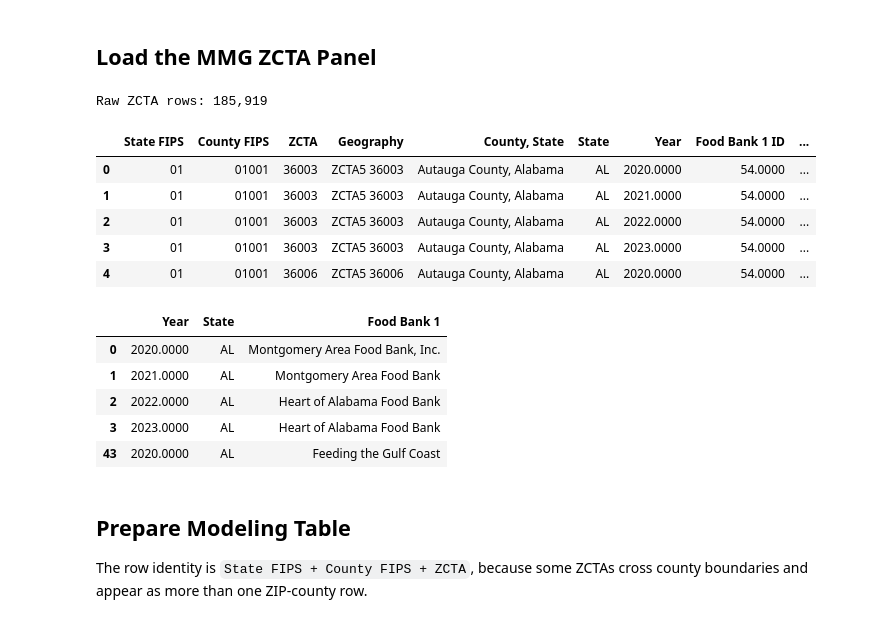
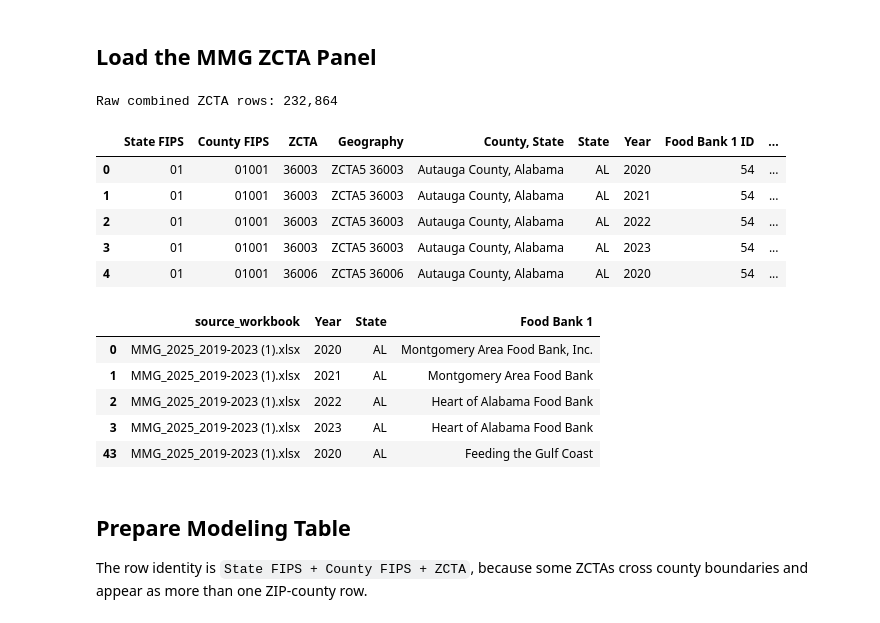
Before and after one commit to ltk1877/ftb-pro-bono, a Jupyter notebook: notebooks/1.2-lk-zipcode-food-insecurity-forecast-mmg-panel.ipynb, the cells around one changed output. Drawn from its saved outputs; the diff is of its cells as text; code cells hidden in the pictures.

```diff
--- a/notebooks/1.2-lk-zipcode-food-insecurity-forecast-mmg-panel.ipynb
+++ b/notebooks/1.2-lk-zipcode-food-insecurity-forecast-mmg-panel.ipynb
@@ -36,16 +32,18 @@ EXTERNAL_DIR = PROJECT_ROOT / "data" / "external"
 PROCESSED_DIR = PROJECT_ROOT / "data" / "processed"
 PROCESSED_DIR.mkdir(parents=True, exist_ok=True)
 
-# Main source workbook and sheet added to data/external.
-MMG_WORKBOOK_PATH = EXTERNAL_DIR / "MMG_2025.xlsx"
+# Historical MMG ZCTA data plus the newly added 2024 release.
+MMG_HISTORY_PATH = EXTERNAL_DIR / "MMG_2025_2019-2023 (1).xlsx"
+MMG_2024_PATH = EXTERNAL_DIR / "MMG_2026_2024-data.xlsx"
+MMG_WORKBOOK_PATHS = [MMG_HISTORY_PATH, MMG_2024_PATH]
 ZCTA_SHEET = "ZCTA"
 
 # Default: forecast Feeding Tampa Bay rows. Set to None to forecast all latest-year ZCTA rows.
 TARGET_FOOD_BANK = "Feeding Tampa Bay"
 
-# Forecast 2024-2031 because 2023 is the latest observed year in the workbook.
+# Forecast eight years after the latest observed year. With the 2024 release loaded, this is 2025-2032.
 FORECAST_HORIZON_YEARS = 8
-OUTPUT_PATH = PROCESSED_DIR / "zipcode_food_insecurity_forecast_mmg_panel_2024_2031.csv"
+OUTPUT_PATH = PROCESSED_DIR / "zipcode_food_insecurity_forecast_mmg_panel_2025_2032.csv"
 
-MMG_WORKBOOK_PATH, OUTPUT_PATH
+MMG_WORKBOOK_PATHS, OUTPUT_PATH
 # %% [output]
@@ -162,27 +179,27 @@ def add_linear_feature_forecasts(history: pd.DataFrame, baseline: pd.DataFrame,
 # %% [markdown]
 ## Load the MMG ZCTA Panel
 # %%
-# Load the national ZCTA panel from the MMG workbook.
-zcta_raw = read_excel_sheet_openpyxl(MMG_WORKBOOK_PATH, ZCTA_SHEET)
-print(f"Raw ZCTA rows: {len(zcta_raw):,}")
+# Load the national ZCTA panel from the historical MMG workbook and the new 2024 release.
+zcta_raw = read_combined_sheet(MMG_WORKBOOK_PATHS, ZCTA_SHEET)
+print(f"Raw combined ZCTA rows: {len(zcta_raw):,}")
 
 # Display a quick sample and a few year/state/food-bank combinations for sanity checking.
 display(zcta_raw.head())
-display(zcta_raw[["Year", "State", "Food Bank 1"]].drop_duplicates().head())
+display(zcta_raw[["source_workbook", "Year", "State", "Food Bank 1"]].drop_duplicates().head())
 # %% [output]
-Raw ZCTA rows: 185,919
+Raw combined ZCTA rows: 232,864
 |  | State FIPS | County FIPS | ZCTA | Geography | County, State | State | Year | Food Bank 1 ID | ... |
-| 0 | 01 | 01001 | 36003 | ZCTA5 36003 | Autauga County, Alabama | AL | 2020.0000 | 54.0000 | ... |
-| 1 | 01 | 01001 | 36003 | ZCTA5 36003 | Autauga County, Alabama | AL | 2021.0000 | 54.0000 | ... |
-| 2 | 01 | 01001 | 36003 | ZCTA5 36003 | Autauga County, Alabama | AL | 2022.0000 | 54.0000 | ... |
-| 3 | 01 | 01001 | 36003 | ZCTA5 36003 | Autauga County, Alabama | AL | 2023.0000 | 54.0000 | ... |
-| 4 | 01 | 01001 | 36006 | ZCTA5 36006 | Autauga County, Alabama | AL | 2020.0000 | 54.0000 | ... |
+| 0 | 01 | 01001 | 36003 | ZCTA5 36003 | Autauga County, Alabama | AL | 2020 | 54 | ... |
+| 1 | 01 | 01001 | 36003 | ZCTA5 36003 | Autauga County, Alabama | AL | 2021 | 54 | ... |
+| 2 | 01 | 01001 | 36003 | ZCTA5 36003 | Autauga County, Alabama | AL | 2022 | 54 | ... |
+| 3 | 01 | 01001 | 36003 | ZCTA5 36003 | Autauga County, Alabama | AL | 2023 | 54 | ... |
+| 4 | 01 | 01001 | 36006 | ZCTA5 36006 | Autauga County, Alabama | AL | 2020 | 54 | ... |
-|  | Year | State | Food Bank 1 |
-| 0 | 2020.0000 | AL | Montgomery Area Food Bank, Inc. |
-| 1 | 2021.0000 | AL | Montgomery Area Food Bank |
-| 2 | 2022.0000 | AL | Heart of Alabama Food Bank |
-| 3 | 2023.0000 | AL | Heart of Alabama Food Bank |
-| 43 | 2020.0000 | AL | Feeding the Gulf Coast |
+|  | source_workbook | Year | State | Food Bank 1 |
+| 0 | MMG_2025_2019-2023 (1).xlsx | 2020 | AL | Montgomery Area Food Bank, Inc. |
+| 1 | MMG_2025_2019-2023 (1).xlsx | 2021 | AL | Montgomery Area Food Bank |
+| 2 | MMG_2025_2019-2023 (1).xlsx | 2022 | AL | Heart of Alabama Food Bank |
+| 3 | MMG_2025_2019-2023 (1).xlsx | 2023 | AL | Heart of Alabama Food Bank |
+| 43 | MMG_2025_2019-2023 (1).xlsx | 2020 | AL | Feeding the Gulf Coast |
 # %% [markdown]
 ## Prepare Modeling Table
 
```
Also changed, not shown: parts of 15 cells of this notebook, 1 other file.
